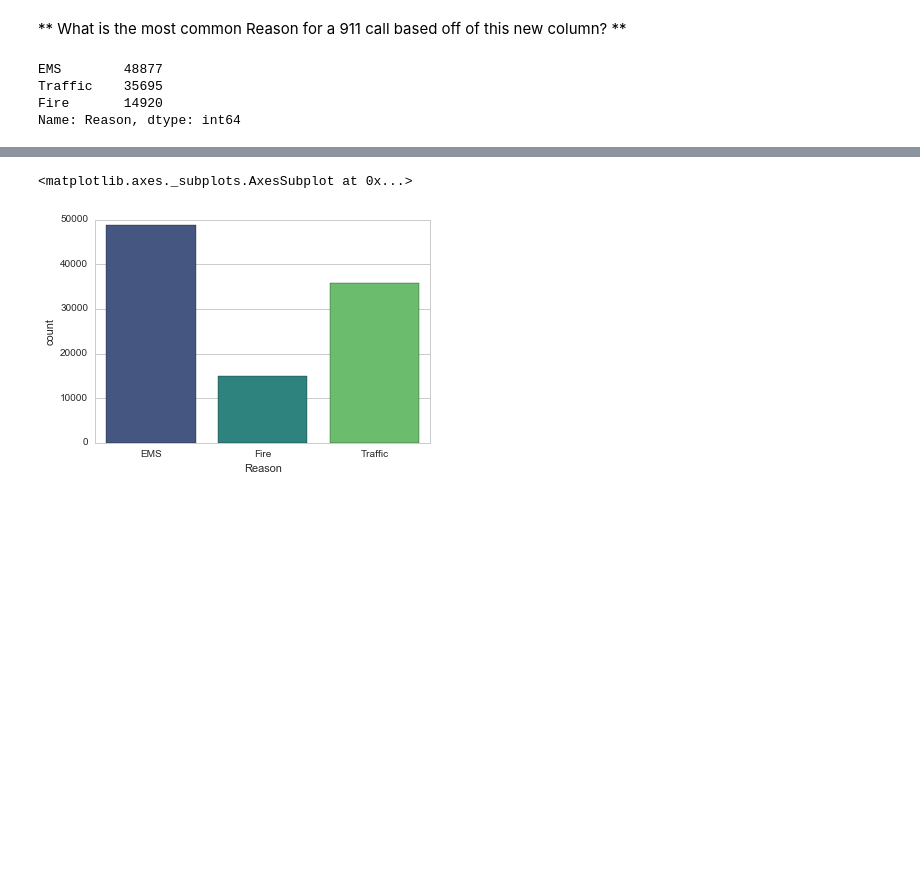
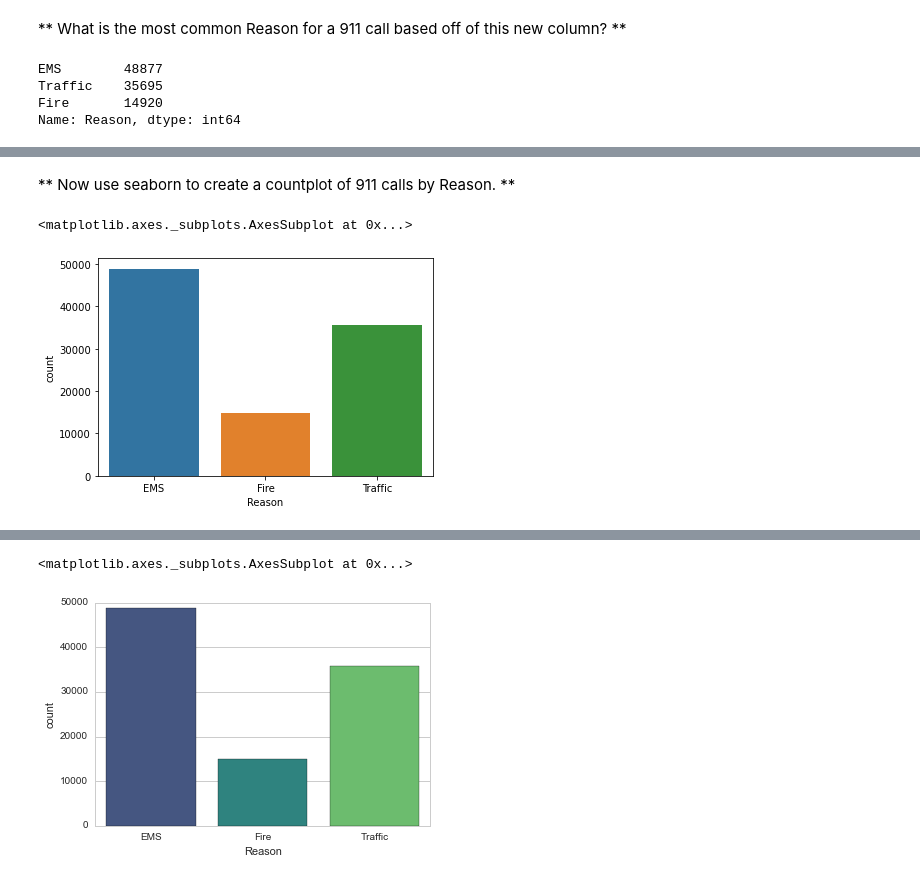
Before and after one commit to theodoredyer/DS-ML-Learning, a Jupyter notebook: DS_ML_Bootcamp-master/10-Data-Capstone-Projects/01-911 Calls Data Capstone Project.ipynb, the cells around one changed output, grey strips where cells are left out. Cells and saved outputs as stored; diff of their text form; code cells hidden in the pictures; blank space fills up the shorter version.

```diff
--- a/DS_ML_Bootcamp-master/10-Data-Capstone-Projects/01-911 Calls Data Capstone Project.ipynb
+++ b/DS_ML_Bootcamp-master/10-Data-Capstone-Projects/01-911 Calls Data Capstone Project.ipynb
@@ -157,2 +172,9 @@ Name: Reason, dtype: int64
+# %% [markdown]
+** Now use seaborn to create a countplot of 911 calls by Reason. **
+# %%
+sns.countplot(x='Reason',data=df)
+# %% [output]
+<matplotlib.axes._subplots.AxesSubplot at 0x...>
+[figure, added]
 # %%
 # %% [output]
```
Also changed, not shown: parts of 13 cells of this notebook.
